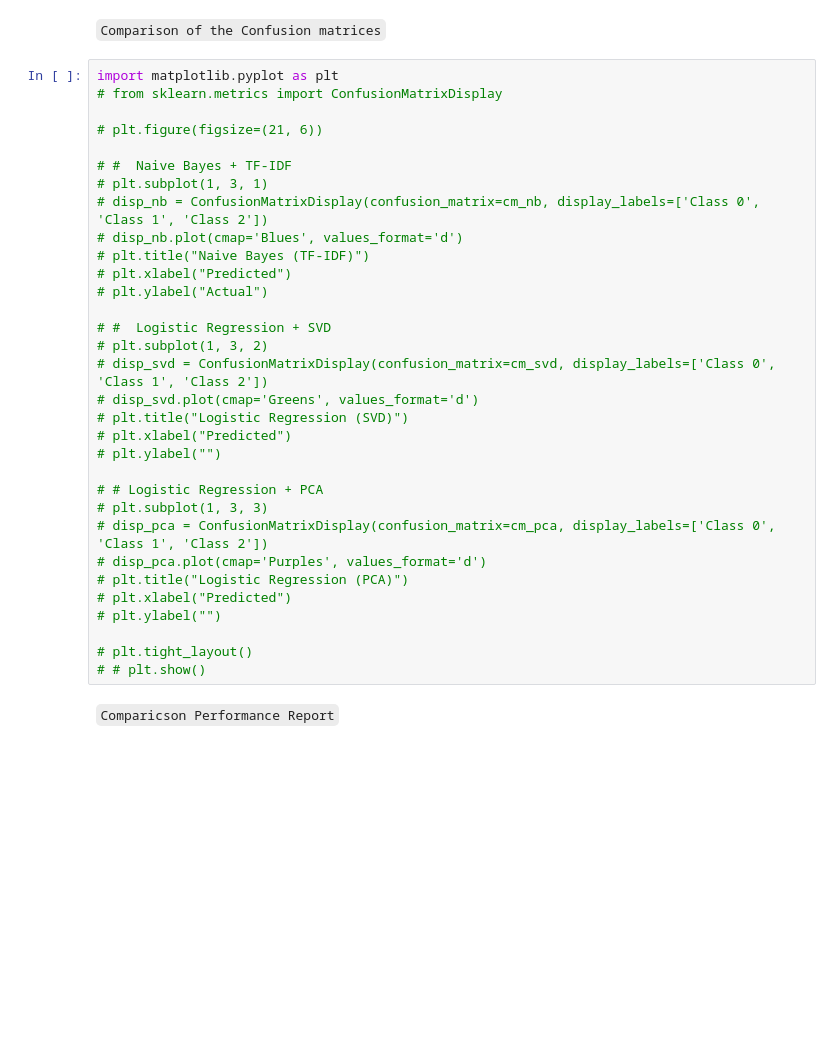
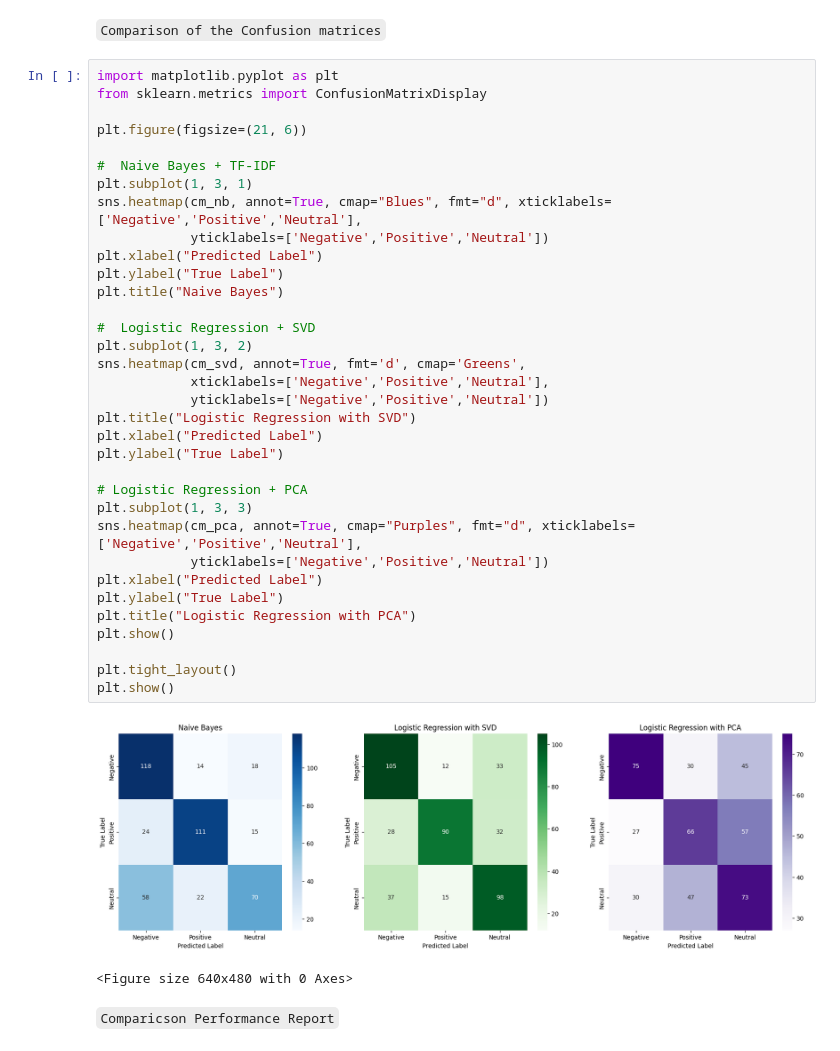
Before and after one commit to Albrightmaduka9053136/text-classification-dimensionality-reduction-group2, a Jupyter notebook: text_classification_dimensionality_reduction_group2.ipynb, the cells around one changed output. Saved outputs shown, nothing was run; the diff lists cells and outputs as text; blank space fills up the shorter version.

```diff
--- a/text_classification_dimensionality_reduction_group2.ipynb
+++ b/text_classification_dimensionality_reduction_group2.ipynb
@@ -858,35 +876,40 @@ This section forms the core of the presentation and final report.
 `Comparison of the Confusion matrices`
 # %%
 import matplotlib.pyplot as plt
-# from sklearn.metrics import ConfusionMatrixDisplay
+from sklearn.metrics import ConfusionMatrixDisplay
 
-# plt.figure(figsize=(21, 6))
+plt.figure(figsize=(21, 6))
 
-# #  Naive Bayes + TF-IDF
-# plt.subplot(1, 3, 1)
-# disp_nb = ConfusionMatrixDisplay(confusion_matrix=cm_nb, display_labels=['Class 0', 'Class 1', 'Class 2'])
-# disp_nb.plot(cmap='Blues', values_format='d')
-# plt.title("Naive Bayes (TF-IDF)")
-# plt.xlabel("Predicted")
-# plt.ylabel("Actual")
+#  Naive Bayes + TF-IDF
+plt.subplot(1, 3, 1)
+sns.heatmap(cm_nb, annot=True, cmap="Blues", fmt="d", xticklabels=['Negative','Positive','Neutral'],
+            yticklabels=['Negative','Positive','Neutral'])
+plt.xlabel("Predicted Label")
+plt.ylabel("True Label")
+plt.title("Naive Bayes")
 
-# #  Logistic Regression + SVD
-# plt.subplot(1, 3, 2)
-# disp_svd = ConfusionMatrixDisplay(confusion_matrix=cm_svd, display_labels=['Class 0', 'Class 1', 'Class 2'])
-# disp_svd.plot(cmap='Greens', values_format='d')
-# plt.title("Logistic Regression (SVD)")
-# plt.xlabel("Predicted")
-# plt.ylabel("")
+#  Logistic Regression + SVD
+plt.subplot(1, 3, 2)
+sns.heatmap(cm_svd, annot=True, fmt='d', cmap='Greens',
+            xticklabels=['Negative','Positive','Neutral'],
+            yticklabels=['Negative','Positive','Neutral'])
+plt.title("Logistic Regression with SVD")
+plt.xlabel("Predicted Label")
+plt.ylabel("True Label")
 
-# # Logistic Regression + PCA
-# plt.subplot(1, 3, 3)
-# disp_pca = ConfusionMatrixDisplay(confusion_matrix=cm_pca, display_labels=['Class 0', 'Class 1', 'Class 2'])
-# disp_pca.plot(cmap='Purples', values_format='d')
-# plt.title("Logistic Regression (PCA)")
-# plt.xlabel("Predicted")
-# plt.ylabel("")
+# Logistic Regression + PCA
+plt.subplot(1, 3, 3)
+sns.heatmap(cm_pca, annot=True, cmap="Purples", fmt="d", xticklabels=['Negative','Positive','Neutral'],
+            yticklabels=['Negative','Positive','Neutral'])
+plt.xlabel("Predicted Label")
+plt.ylabel("True Label")
+plt.title("Logistic Regression with PCA")
+plt.show()
 
-# plt.tight_layout()
-# # plt.show()
+plt.tight_layout()
+plt.show()
+# %% [output]
+[figure, added]
+<Figure size 640x480 with 0 Axes>
 # %% [markdown]
 `Comparicson Performance Report`
```
Also changed, not shown: parts of 6 cells of this notebook.
